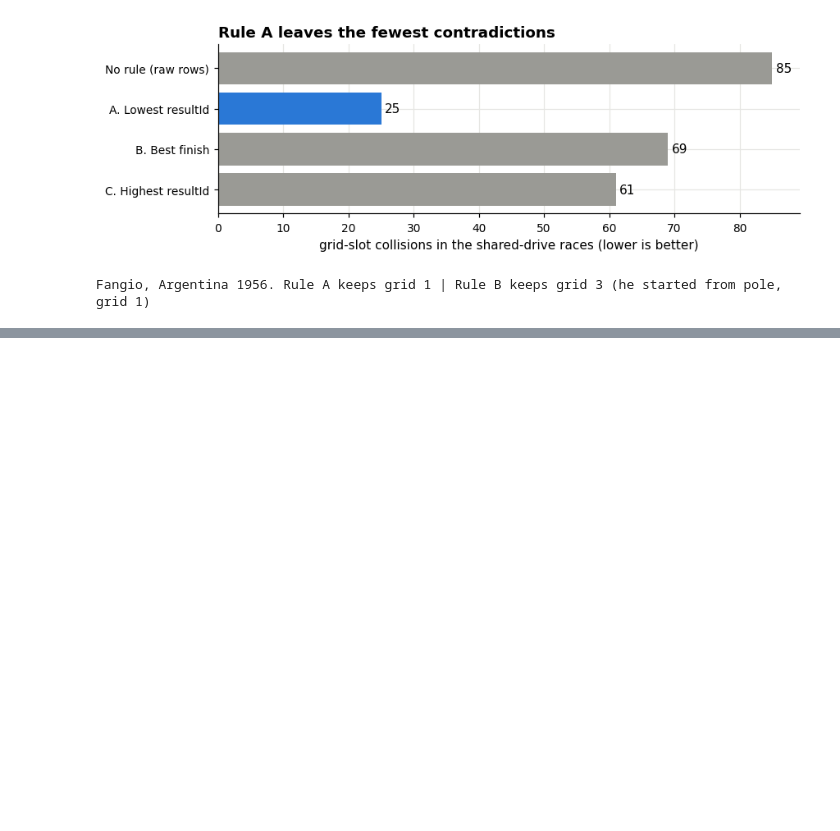
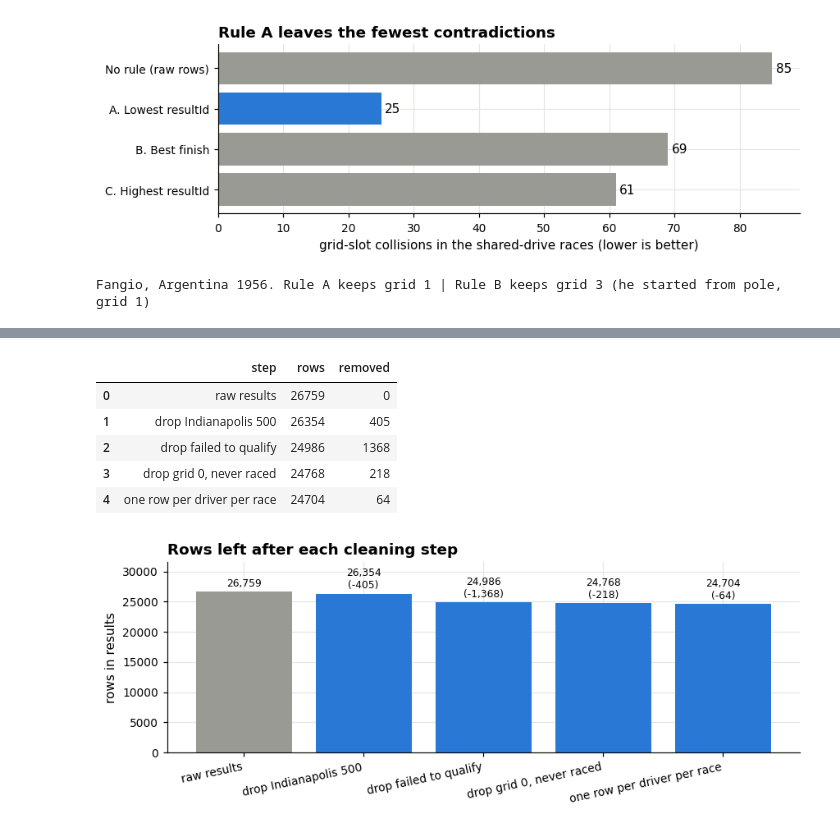
Before and after one commit to adhamshaheen/f1-podium-prediction, a Jupyter notebook: notebooke15c4f85e0.ipynb, the cells around one changed output, grey strips where cells are left out. Drawn from its saved outputs; the diff is of its cells as text; code cells hidden in the pictures; blank space fills up the shorter version.

Commit message:
Cleaning finished + Prepared the Modeling Table

```diff
--- a/notebooke15c4f85e0.ipynb
+++ b/notebooke15c4f85e0.ipynb
@@ -911,3 +924,29 @@ The collisions that remain under rule A are not duplicates at all. They are reli
 - points are summed over his rows, and his finishing position is the best of his rows
 
 This keeps the features strictly pre-race and the label equal to the official record.
+# %%
+# Race-level outcome per driver, computed over ALL of his rows in that race
+outcome = results.groupby(['raceId', 'driverId']).agg(
+    best_order=('positionOrder', 'min'),                                  # best finishing rank of any car he drove
+    points=('points', 'sum'),                                             # shared drives gave points for each car
+    classified=('positionText', lambda s: int(s.str.isdigit().any())),    # 1 if he was classified in any car
+    n_rows=('resultId', 'size'),
+).reset_index()
+outcome['podium'] = (outcome['best_order'] <= 3).astype(int)              # the target, as defined in the brief
+
+# Rule A: keep the row with the lowest resultId (his own starting car)
+first_rows = results.sort_values('resultId').drop_duplicates(['raceId', 'driverId'], keep='first')
+label_of_kept_row = (first_rows.set_index(['raceId', 'driverId'])['positionOrder'] <= 3).astype(int)
+
+results_clean = first_rows.drop(columns=['points']).merge(outcome, on=['raceId', 'driverId'], how='left', validate='one_to_one')
+row_log.append(('one row per driver per race', len(results_clean)))
+
+# --- Checks ---
+assert not results_clean.duplicated(['raceId', 'driverId']).any(), 'grain is still not unique'
+assert results_clean['podium'].notna().all()
+changed = int((results_clean.set_index(['raceId', 'driverId'])['podium'] != label_of_kept_row).sum())
+relief = int(rule_scores['A. Lowest resultId'])
+print(f'Rows removed as duplicates: {row_log[-2][1] - row_log[-1][1]}')
+print(f'Drivers credited with a podium through a car they took over (label would be wrong without the "any row" rule): {changed}')
+print(f'Relief drivers who inherit the grid slot of the car they took over (documented limitation): {relief}')
+print(f'Final table: {len(results_clean):,} rows, (raceId, driverId) is unique.')
@@ -913,0 +961,21 @@ This keeps the features strictly pre-race and the label equal to the official re
+# %%
+# --- (a) Row count after each step ---
+steps = pd.DataFrame(row_log, columns=['step', 'rows'])
+steps['removed'] = -steps['rows'].diff().fillna(0).astype(int)
+display(steps)
+
+fig, ax = plt.subplots(figsize=(8, 3.2))
+bars = ax.bar(steps['step'], steps['rows'], color=[GREY] + [BLUE] * (len(steps) - 1))
+ax.bar_label(bars, labels=[f'{r:,}' + (f'\n(-{d:,})' if d else '') for r, d in zip(steps['rows'], steps['removed'])], fontsize=8, padding=2)
+ax.set_ylim(0, steps['rows'].max() * 1.18); ax.set_ylabel('rows in results')
+plt.setp(ax.get_xticklabels(), rotation=12, ha='right')
+ax.set_title('Rows left after each cleaning step')
+finish(fig, '10_rows_per_step')
+# %% [output]
+|  | step | rows | removed |
+| 0 | raw results | 26759 | 0 |
+| 1 | drop Indianapolis 500 | 26354 | 405 |
+| 2 | drop failed to qualify | 24986 | 1368 |
+| 3 | drop grid 0, never raced | 24768 | 218 |
+| 4 | one row per driver per race | 24704 | 64 |
+[figure, added]
```
Also changed, not shown: parts of 13 cells of this notebook.
